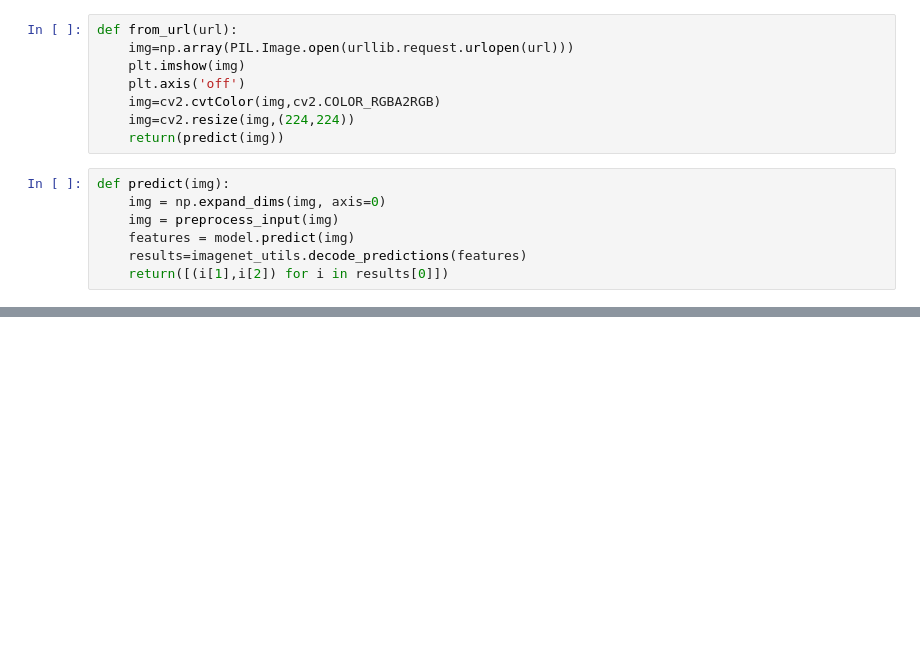
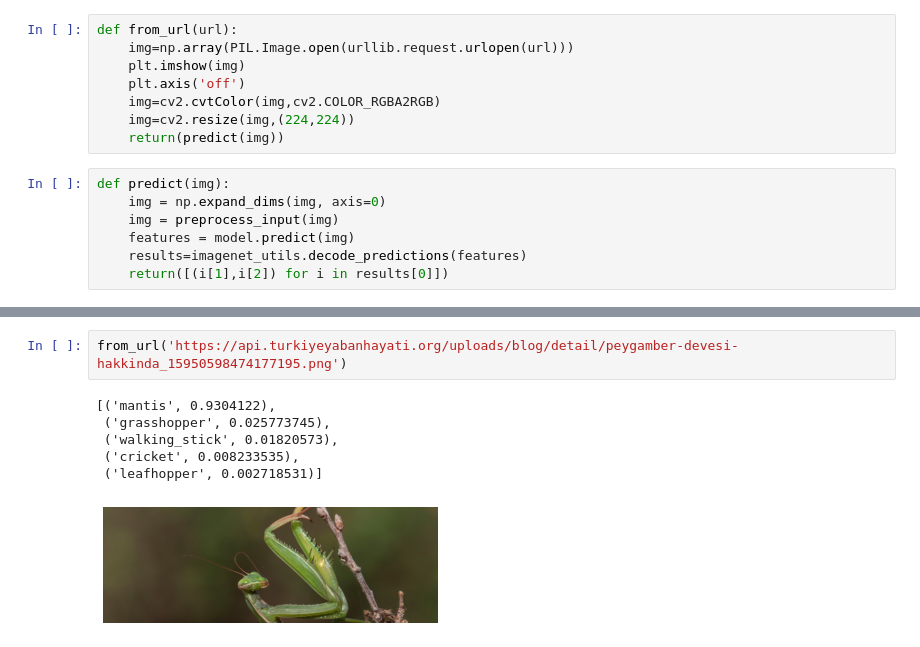
Before and after one commit to emrekds/vgg19-imagenet, a Jupyter notebook: main.ipynb, the cells around one changed output, grey strips where cells are left out. Saved outputs shown, nothing was run; the diff lists cells and outputs as text; blank space fills up the shorter version.

```diff
--- a/main.ipynb
+++ b/main.ipynb
@@ -45,0 +46,9 @@ from_path('images/ss1.jpg')
+# %%
+from_url('https://api.turkiyeyabanhayati.org/uploads/blog/detail/peygamber-devesi-hakkinda_15950598474177195.png')
+# %% [output]
+[('mantis', 0.9304122),
+ ('grasshopper', 0.025773745),
+ ('walking_stick', 0.01820573),
+ ('cricket', 0.008233535),
+ ('leafhopper', 0.002718531)]
+[figure, added]
```
Also changed, not shown: parts of 4 cells of this notebook.
